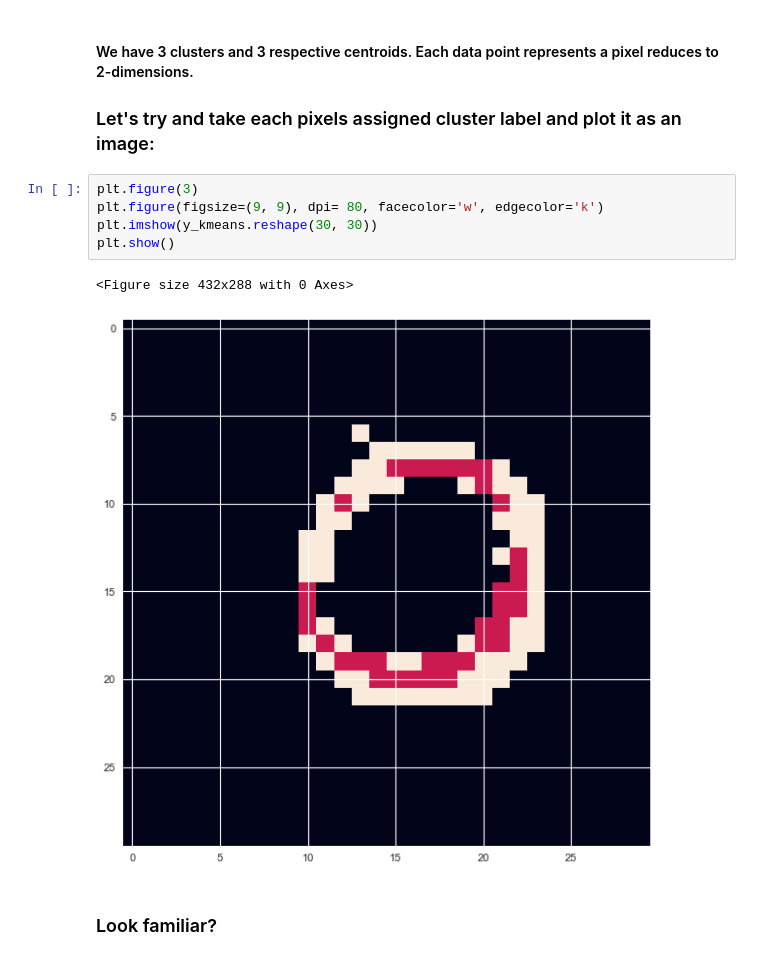
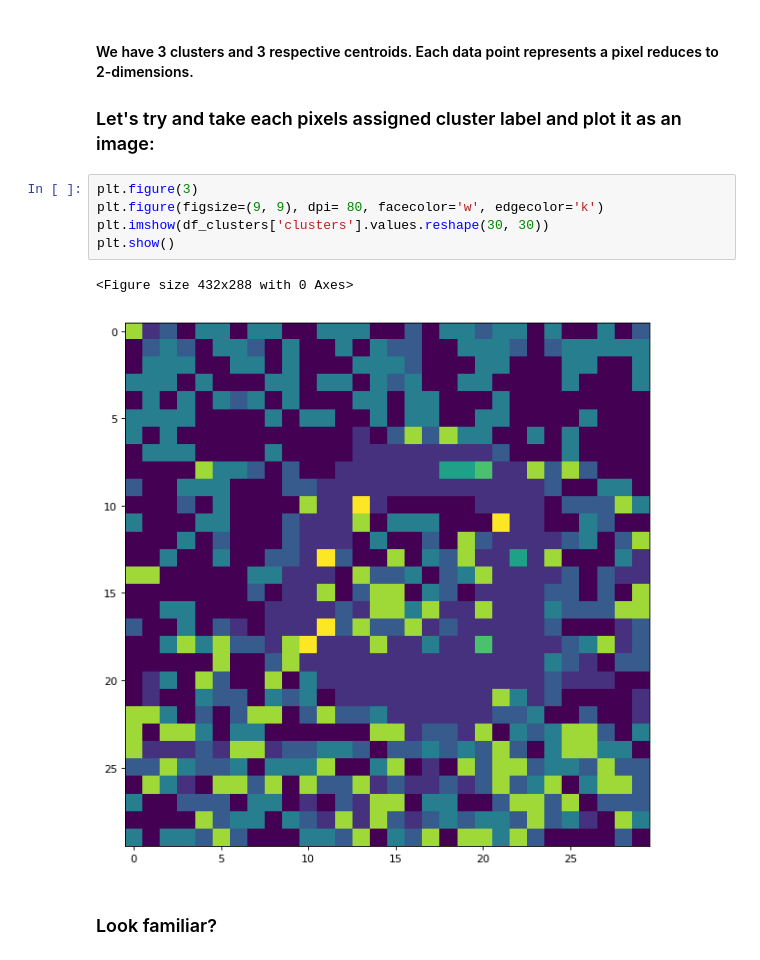
Before and after one commit to gettodaze/CS532-Final-Project, a Jupyter notebook: niks_code/CS 532 Activity.ipynb, the cells around one changed output. Saved outputs shown, nothing was run; the diff lists cells and outputs as text.

```diff
--- a/niks_code/CS 532 Activity.ipynb
+++ b/niks_code/CS 532 Activity.ipynb
@@ -257,11 +283,11 @@ Text(0,0.5,'Singular Vector 2')
 # %%
 plt.figure(3)
 plt.figure(figsize=(9, 9), dpi= 80, facecolor='w', edgecolor='k')
-plt.imshow(y_kmeans.reshape(30, 30))
+plt.imshow(df_clusters['clusters'].values.reshape(30, 30))
 plt.show()
 # %% [output]
 <Figure size 432x288 with 0 Axes>
-[figure, old version]
+[figure, new version]
 # %% [markdown]
 ### Look familiar?
 # %% [markdown]
```
Also changed, not shown: parts of 19 cells of this notebook, 4 other files.
